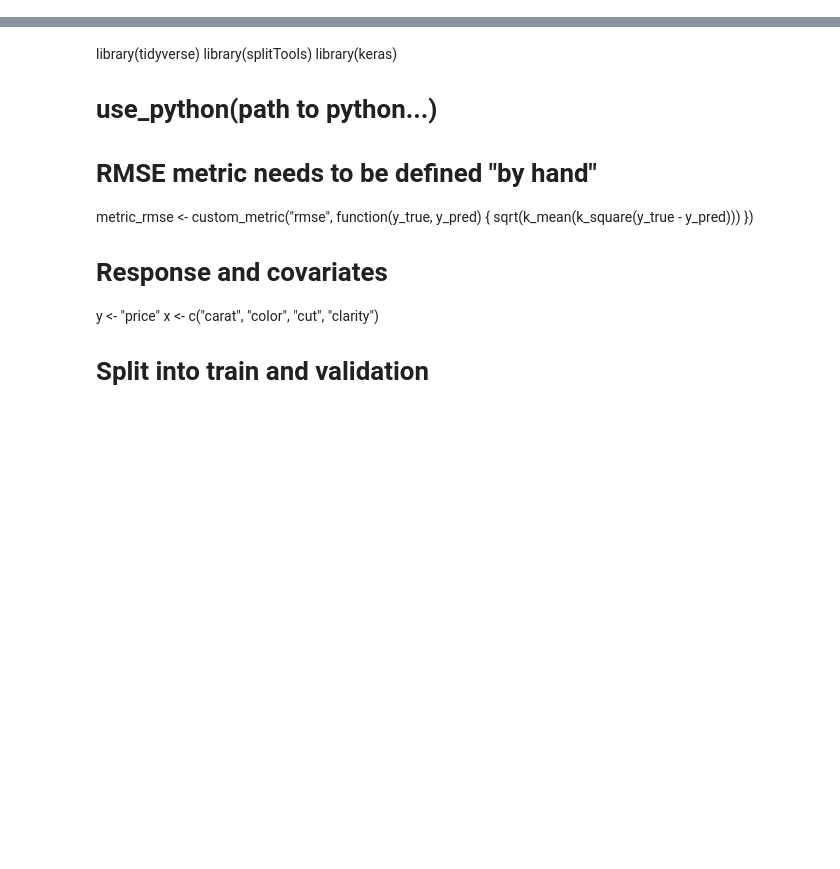
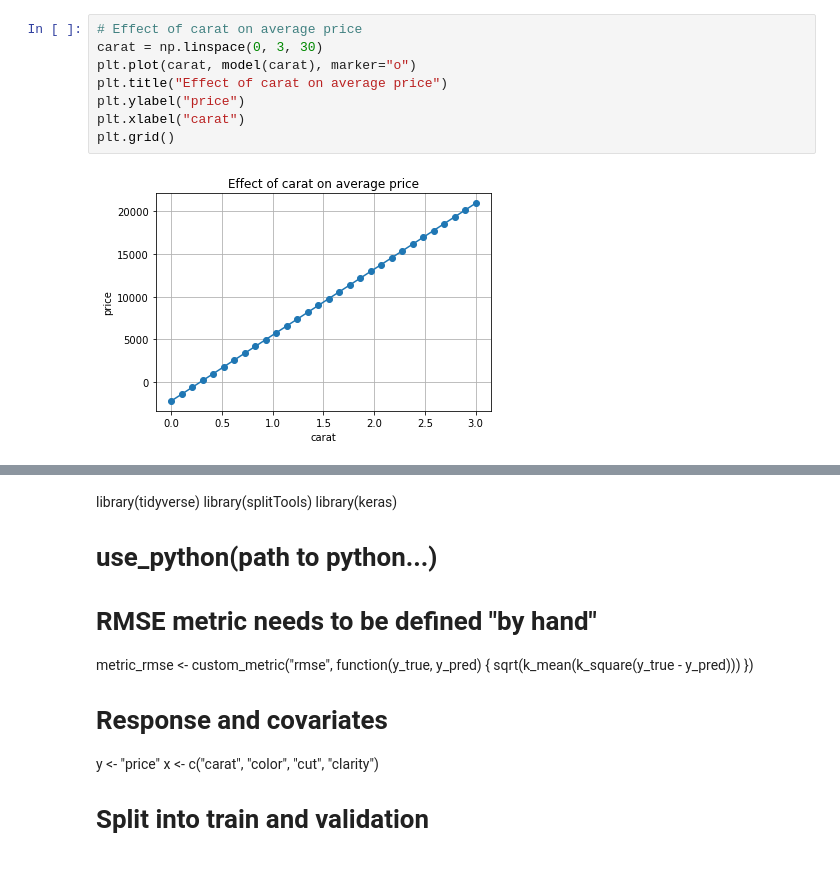
Before and after one commit to mayer79/ml_lecture, a Jupyter notebook: py/4_Neural_Nets.ipynb, the cells around one changed output, grey strips where cells are left out. Cells and saved outputs as stored; diff of their text form; blank space fills up the shorter version.

```diff
--- a/py/4_Neural_Nets.ipynb
+++ b/py/4_Neural_Nets.ipynb
@@ -110,3 +116,13 @@ nn.get_weights()
+# %%
+# Effect of carat on average price
+carat = np.linspace(0, 3, 30)
+plt.plot(carat, model(carat), marker="o")
+plt.title("Effect of carat on average price")
+plt.ylabel("price")
+plt.xlabel("carat")
+plt.grid()
+# %% [output]
+[figure, added]
 # %% [markdown]
 **Comment:** The solution of the simple neural network is indeed quite similar to the OLS solution.
 
```
Also changed, not shown: parts of 16 cells of this notebook.
